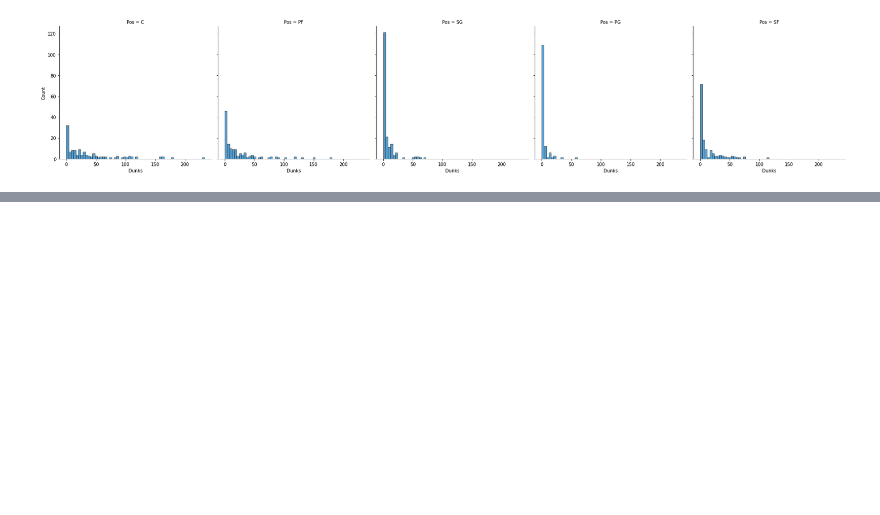
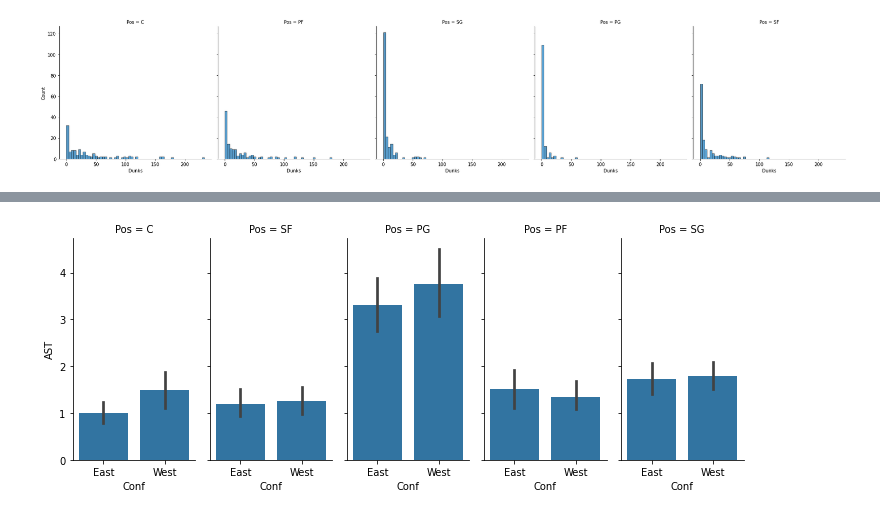
Before and after one commit to LanitaMG/py_Evaluacion, a Jupyter notebook: NBA_Stats.ipynb, the cells around one changed output, grey strips where cells are left out. Cells and saved outputs as stored; diff of their text form; code cells hidden in the pictures; blank space fills up the shorter version.

```diff
--- a/NBA_Stats.ipynb
+++ b/NBA_Stats.ipynb
@@ -220,0 +237,7 @@ equipos2
+# %%
+# Asistencias por posición. Conferencia Este vs Conferencia Oeste
+
+g = sns.FacetGrid(nba_stats_conf, col="Pos", height=4, aspect=.5)
+g.map(sns.barplot, "Conf", "AST", order=["East", "West"]);
+# %% [output]
+[figure, added]
```
Also changed, not shown: parts of 21 cells of this notebook.
